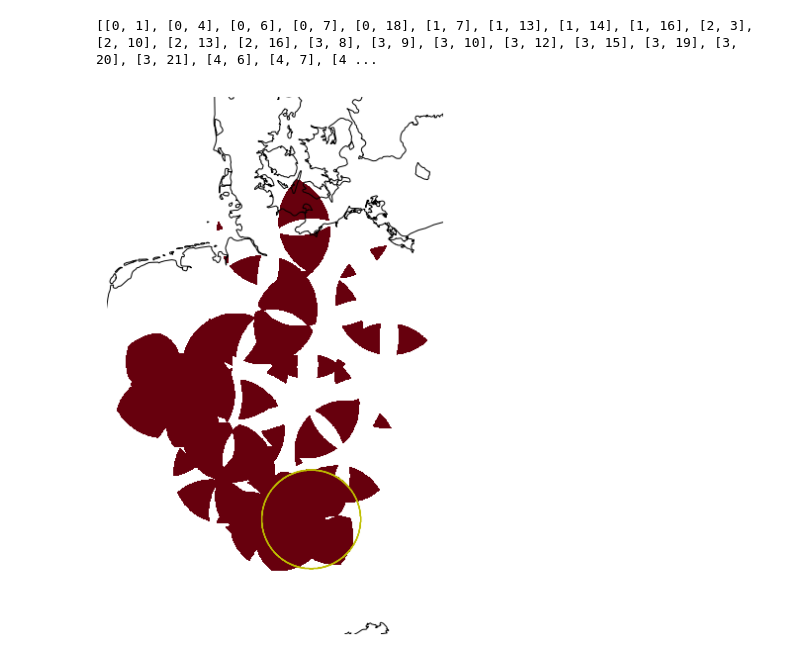
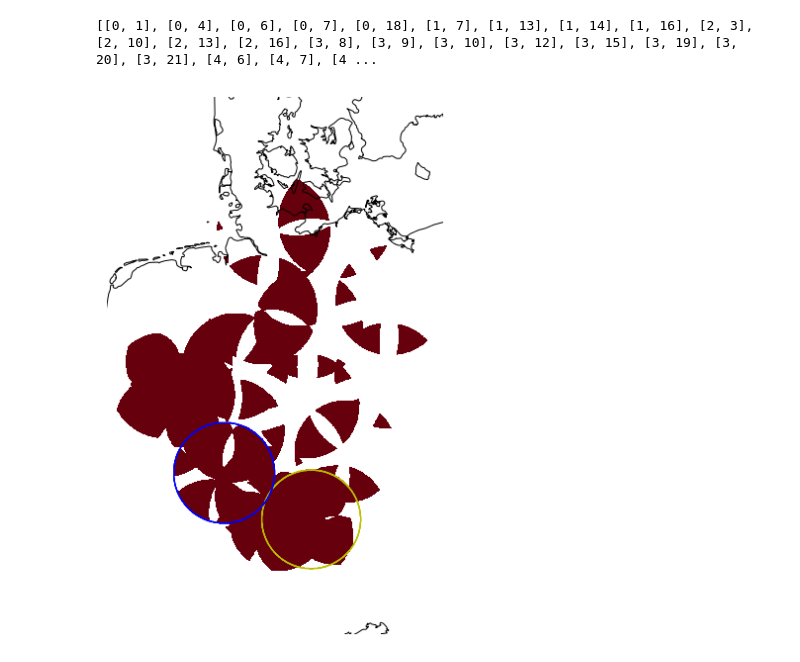
Before and after one commit to joshua-wx/bonn_project, a Jupyter notebook: 3DwindLobes/createlobes.ipynb, the cells around one changed output. Drawn from its saved outputs; the diff is of its cells as text; code cells hidden in the pictures.

Commit message:
added polirad

```diff
--- a/3DwindLobes/createlobes.ipynb
+++ b/3DwindLobes/createlobes.ipynb
@@ -308,34 +318,41 @@ overlap_grid[overlap_grid>max_overlap_count] = max_overlap_count
 
 #add transparent layer
 overlap_grid[overlap_grid==0] = np.nan
 fig = plt.figure(figsize=(10, 10),frameon=False)
 
 #create axis with projection
 ax = plt.axes(projection=ccrs.epsg(3857))
 ax.set_extent([min_lon, max_lon, min_lat, max_lat])
 
 #plot overlap image
 ax.pcolormesh(lon_grid, lat_grid, overlap_grid, vmin=0, vmax=1, cmap='Reds', transform=ccrs.PlateCarree(),zorder=1)
 
 #add POLIRAD coverage
 polirad_lat = 48.087
 polirad_lon = 11.279
 polirad_dist = get_distance(polirad_lat, polirad_lon, lat_grid, lon_grid, R)
 polirad_mask = polirad_dist<=120000
 ax.contour(lon_grid, lat_grid, polirad_mask, transform=ccrs.PlateCarree(), colors='y', linewidths=1.,zorder=2)
 
+#add KIT coverage
+polirad_lat = 49.092
+polirad_lon = 8.437
+polirad_dist = get_distance(polirad_lat, polirad_lon, lat_grid, lon_grid, R)
+polirad_mask = polirad_dist<=120000
+ax.contour(lon_grid, lat_grid, polirad_mask, transform=ccrs.PlateCarree(), colors='b', linewidths=1.,zorder=3)
+
 #add coastlines to check line up with mapbox
 ax.coastlines('10m')
 
 #set background to transparent
 ax.outline_patch.set_visible(False)
 ax.background_patch.set_visible(False)
 
 #show and save
 plt.show()
 fig.savefig(image_ffn, dpi=150, bbox_inches = 'tight', pad_inches = 0, transparent=True)
 # %% [output]
-[figure, old version]
+[figure, new version]
 # %%
 #create leaflet file import folium
 
```
Also changed, not shown: parts of 1 cell of this notebook, 2 other files.
